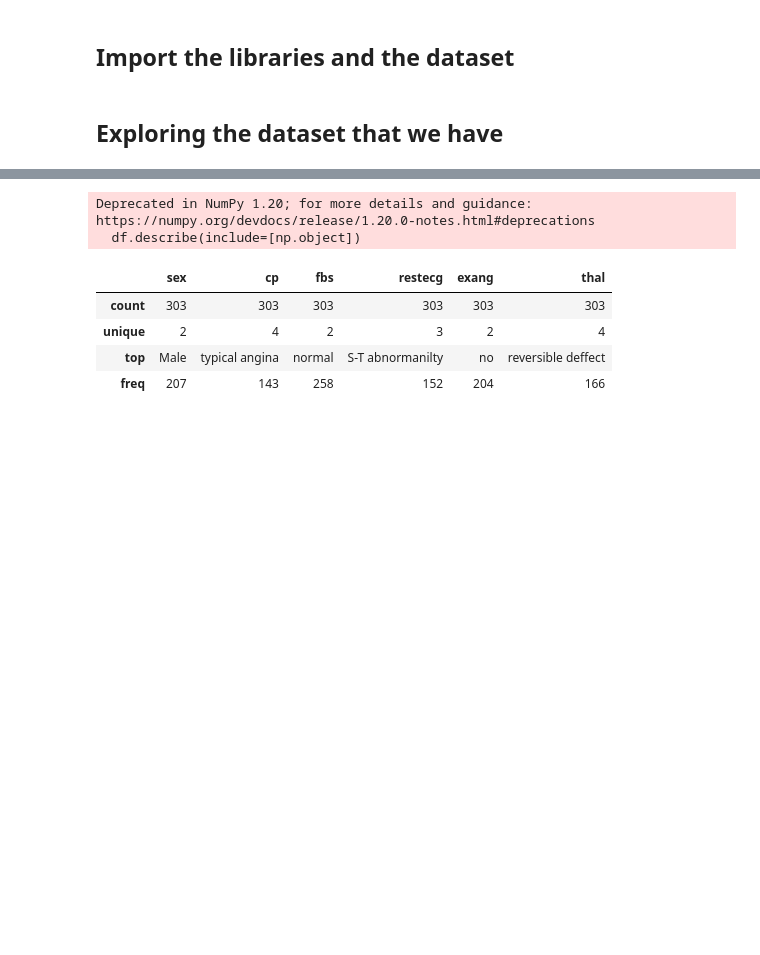
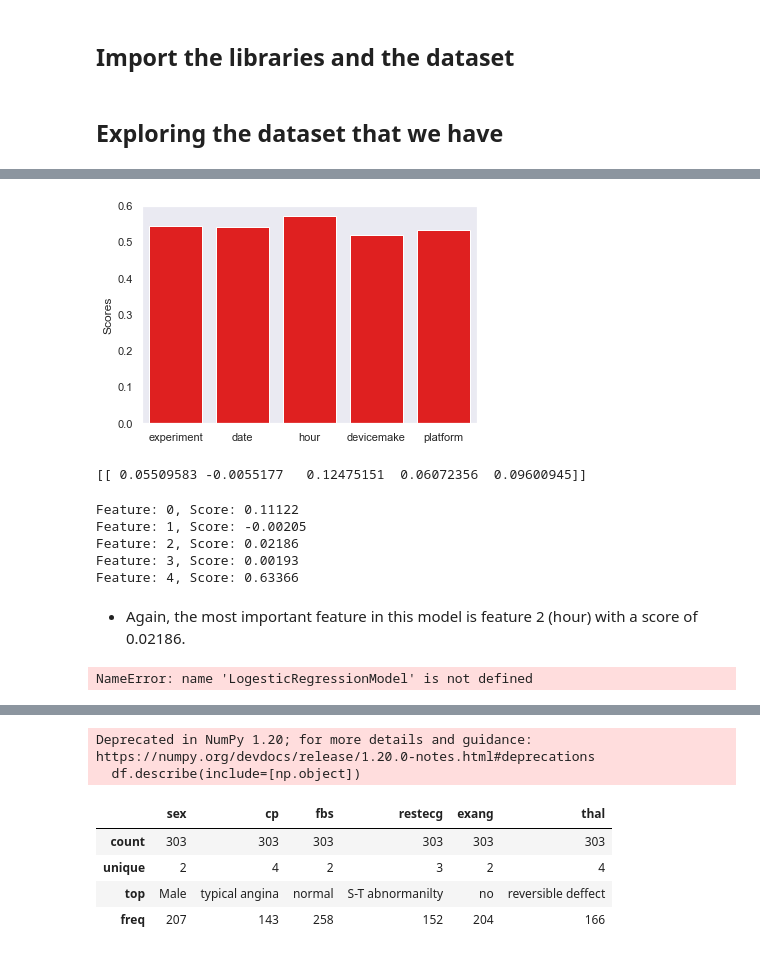
Before and after one commit to Group-6-10Academy/smart_ad_ABtesting, a Jupyter notebook: notebooks/ml_modelling.ipynb, the cells around one changed output, grey strips where cells are left out. Cells and saved outputs as stored; diff of their text form; code cells hidden in the pictures; blank space fills up the shorter version.

```diff
--- a/notebooks/ml_modelling.ipynb
+++ b/notebooks/ml_modelling.ipynb
@@ -117,0 +239,4 @@ response_clean['response'] = label_encoder.fit_transform(response_clean['respons
+# %%
+# saving the output to a pandas dataframe
+scores1 = pd.DataFrame(scores,columns=['Scores'])
+scores1.head()
@@ -118,3 +250,45 @@ response_clean['response'] = label_encoder.fit_transform(response_clean['respons
+# %%
+# plotting the accuracy score
+sns.set(style="dark", rc={"lines.linewidth": 9})
+sns.barplot(x=['experiment','date','hour','devicemake','platform'],y="Scores",data=scores1, color="red")
+plt.show()
+sns.set()
+# %% [output]
+[figure, added]
+# %%
+#feature coefficients
+regressor.fit(X11 / np.std(X11, 0), y11)
+print(regressor.coef_)
+# %% [output]
+[[ 0.05509583 -0.0055177   0.12475151  0.06072356  0.09600945]]
+# %%
+#plotting the feature importance
+#The coefficients are both positive and negative.
+# logistic regression for feature importance
+from matplotlib import pyplot
+# define the model
+model = LogisticRegression()
+# fit the model
+model.fit(X11, y11)
+# get importance
+importance = model.coef_[0]
+# summarize feature importance
+for i,v in enumerate(importance):
+    print('Feature: %0d, Score: %.5f' % (i,v))
+# %% [output]
+Feature: 0, Score: 0.11122
+Feature: 1, Score: -0.00205
+Feature: 2, Score: 0.02186
+Feature: 3, Score: 0.00193
+Feature: 4, Score: 0.63366
+# %% [markdown]
+* Again, the most important feature in this model is feature 2 (hour) with a score of 0.02186.
+# %%
+LRModel = LogesticRegressionModel(X1_train, X1_test,  y1_train, y1_test)
+clf2, loss_arr_2, acc_arr_2 = logesticRegressionModel.train(5)
+logesticRegressionModel.write_model('browser_os_Logestic_Reg_model', clf2)
+# %% [output]
+NameError: name 'LogesticRegressionModel' is not defined
 # %%
 # Prints Summary of Numerical Data
 df.describe()
```
Also changed, not shown: parts of 21 cells of this notebook, 3 other files.
